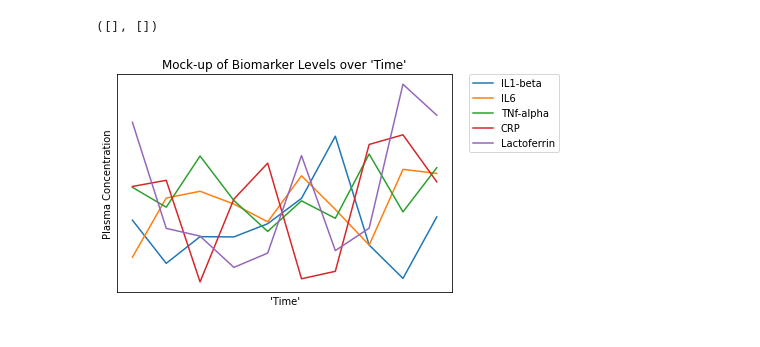
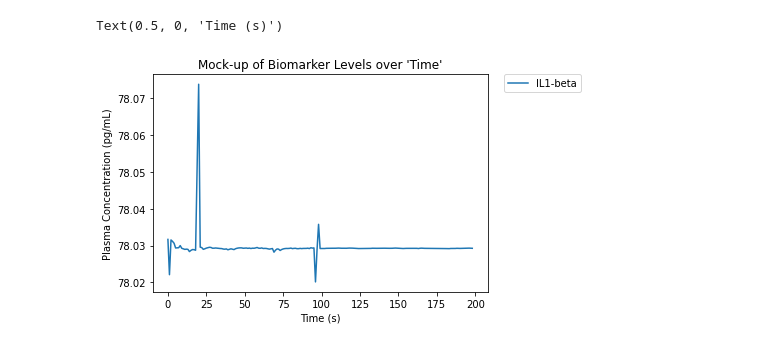
Before and after one commit to igemsoftware2021/Rochester, a Jupyter notebook: software (1).ipynb, the cells around one changed output. Drawn from its saved outputs; the diff is of its cells as text; code cells hidden in the pictures.

Commit message:
Interfacing with potentiostat data; dummy equation for Sweat Concentration from Resistance'

```diff
--- a/software (1).ipynb
+++ b/software (1).ipynb
@@ -37,25 +51,16 @@ lactoferrin_plasma_list = []
 # %%
 # this part converts the sweat concentration to plasma concentration
 
-for i in range(0, rn):
+# here we can change the equations to fit for any disease/biomarker we need as long as we have equations that convert
+# sweat concentration to blood concentration
 
-    # here we can change the equations to fit for any disease/
-    # biomarker we need as long as we have modelled equations
-    # each line is formatted as follows:
-    # biomarker = a + b * (sweat concentration)
-    # more lines can be added for more biomarkers or change the existing ones
-    il1b_plasma = -0.859121099839232 + 0.9114676655388801*(float(get_rand())) # CHANGE THIS TO SWEAT CONCENTRATION AS INPUT ONCE WE KNOW THE RANGE OF RESISTANCE VALUES TO SIMULATE
-    il6_plasma = 1.5704654392436872 + 0.6839493493025036*(float(get_rand()))
-    tnfa_plasma = -0.3610625115091586 + 0.7903607861416451*(float(get_rand()))
-    crp_plasma = 1*float(get_rand())
-    lactoferrin_plasma = 1*float(get_rand())
-
-    # storing values in a list
-    il1b_plasma_list.append(il1b_plasma)
-    il6_plasma_list.append(il6_plasma)
-    tnfa_plasma_list.append(tnfa_plasma)
-    crp_plasma_list.append(crp_plasma)
-    lactoferrin_plasma_list.append(lactoferrin_plasma)
-    #print(il1b_plasma_list,il6_plasma_list, tnfa_plasma_list, crp_plasma_list, lactoferrin_plasma_list)
+# for all our biomarker, the equations are linear, so they take this form:
+# plasma concentration = a + b * (sweat concentration)
+# more equations can be added for more biomarkers or change the existing ones
+il1b_plasma_list = [-0.859121099839232 + 0.9114676655388801*i for i in il1b_sweat_list] # outputs a Plasma Concentration for every Sweat Concentration in il1b_sweat_list
+# il6_plasma_list = [-0.36 + 0.79*i for i in il6_sweat_list]
+# tnfa_plasma_list = [-0.3610625115091586 + 0.7903607861416451*i for i in tnfa_sweat_list]
+# crp_plasma_list = [1*i for i in crp_sweat_list]
+# lactoferrin_plasma_list = [1*i for i in lactoferrin_plasma_list]
 # %%
 # making dataframes to store Serum outputs
@@ -73,18 +92,18 @@ lactoferrin_serum_list = [1.41*i for i in lactoferrin_plasma_list]
 # %%
 #PLOTTING ALL VARIABLES
 plot1 = plt.plot(il1b_plasma_list, label='IL1-beta')
-plot2 = plt.plot(il6_plasma_list, label='IL6')
-plot3 = plt.plot(tnfa_plasma_list, label='TNf-alpha')
-plot4 = plt.plot(crp_serum_list,label='CRP')
-plot5 = plt.plot(lactoferrin_serum_list,label='Lactoferrin')
+# plot2 = plt.plot(il6_plasma_list, label='IL6')
+# plot3 = plt.plot(tnfa_plasma_list, label='TNf-alpha')
+# plot4 = plt.plot(crp_serum_list,label='CRP')
+# plot5 = plt.plot(lactoferrin_serum_list,label='Lactoferrin')
 plt.legend(bbox_to_anchor=(1.05, 1), loc='upper left', borderaxespad=0.)
 plt.title('Mock-up of Biomarker Levels over \'Time\'')
-plt.ylabel('Plasma Concentration')
-plt.xlabel('\'Time\'')
-plt.xticks([]) # Source: Evans, N. Hide tick label values but keep axis labels. https://stackoverflow.com/questions/37039685/hide-tick-label-values-but-keep-axis-labels (accessed 2021-10-08).
-plt.yticks([])
+plt.ylabel('Plasma Concentration (pg/mL)')
+plt.xlabel('Time (s)')
+# plt.xticks([]) # Source: Evans, N. Hide tick label values but keep axis labels. https://stackoverflow.com/questions/37039685/hide-tick-label-values-but-keep-axis-labels (accessed 2021-10-08).
+# plt.yticks([])
 # %% [output]
-([], [])
+Text(0.5, 0, 'Time (s)')
-[figure, old version]
+[figure, new version]
 # %%
 # Add disease name here
```
Also changed, not shown: parts of 14 cells of this notebook.
